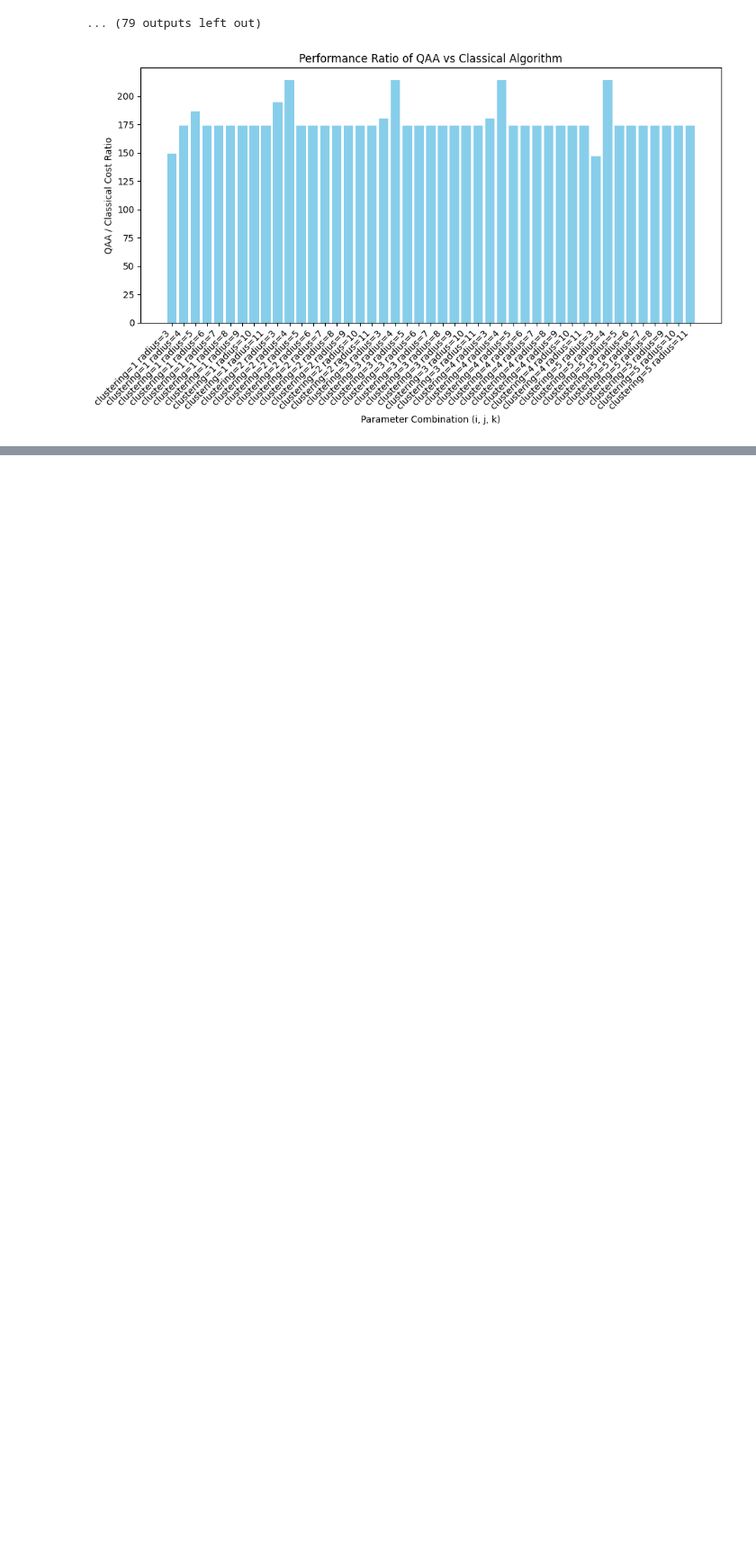
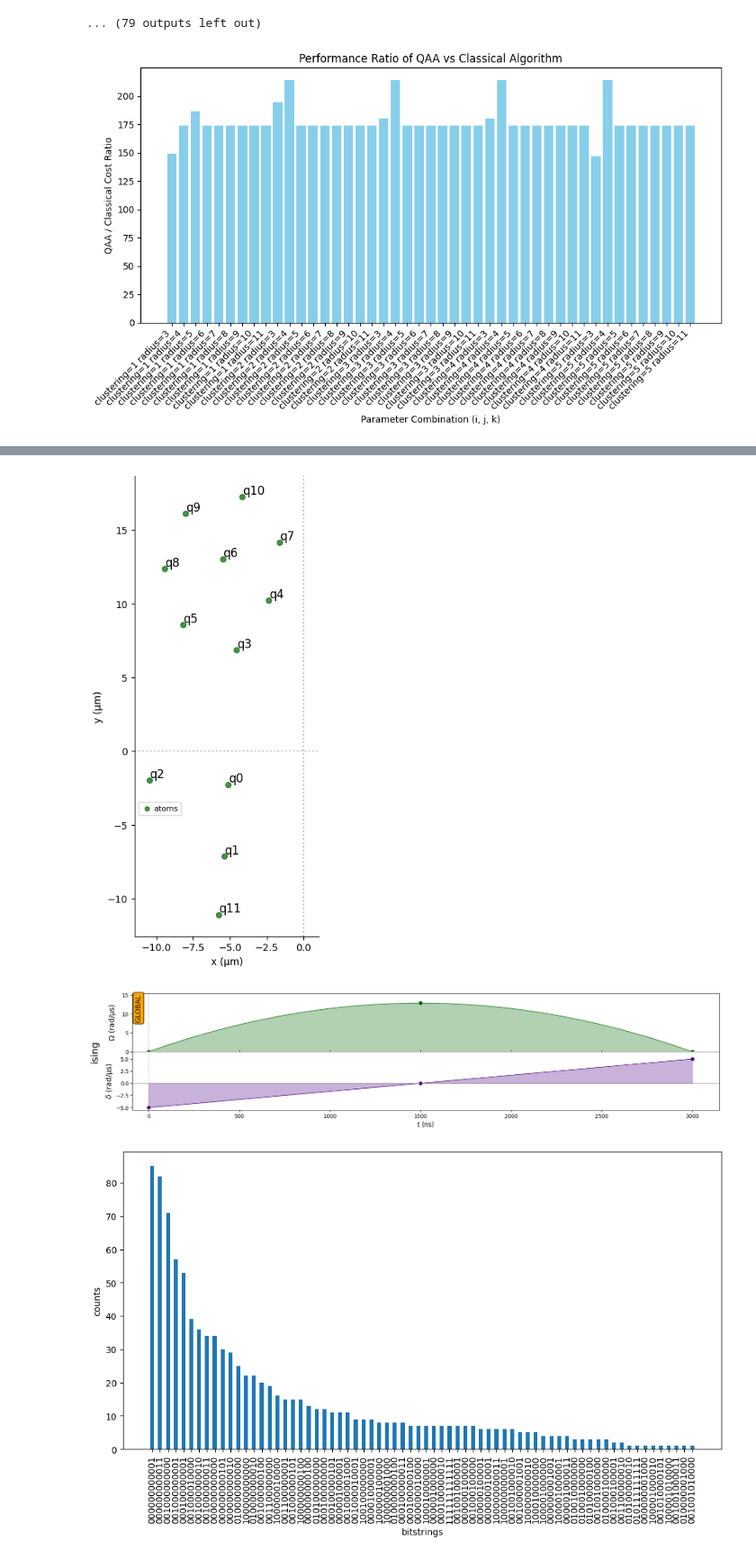
Before and after one commit to Kuift/Pasqal_0419, a Jupyter notebook: 414/submission.ipynb, the cells around one changed output, grey strips where cells are left out. Shown at 90% size. Cells and saved outputs as stored; diff of their text form; code cells hidden in the pictures; blank space fills up the shorter version.

Commit message:
added new circuits + way to verify pasqal studio results

```diff
--- a/414/submission.ipynb
+++ b/414/submission.ipynb
@@ -471,0 +476,41 @@ plt.show()
+# %%
+# We choose a median value between the min and the max
+Omega = np.median(Q[Q > 0].flatten())
+delta_0 = -5  # just has to be negative
+delta_f = -delta_0  # just has to be positive
+T = 3000  # time in ns, we choose a time long enough to ensure the propagation of information in the system
+adiabatic_pulse = Pulse(
+    InterpolatedWaveform(T, [1e-9, Omega, 1e-9]),
+    InterpolatedWaveform(T, [delta_0, 0, delta_f]),
+    0,
+)
+flower_reg = Register({
+  "q0": (-5.1, -2.3),
+  "q1": (-5.35, -7.1499999999999995),
+  "q2": (-10.429296122005137, -2.00019322719794),
+  "q3": (-4.530755649626032, 6.8467471320187725),
+  "q4": (-2.35, 10.2),
+  "q5": (-8.15, 8.55),
+  "q6": (-5.45, 13),
+  "q7": (-1.6134001919993728, 14.131592644572121),
+  "q8": (-9.396945218792741, 12.350674627132676),
+  "q9": (-7.985804877621276, 16.09349214038638),
+  "q10": (-4.149205069620649, 17.225084784958504),
+  "q11": (-5.739419551920048, -11.130998921449537),
+})
+flower_reg.draw()
+Q_flower = coordinates_to_Q([[-5.1, -2.3],[-5.35, -7.1499999999999995],[-10.429296122005137, -2.00019322719794],[-4.530755649626032, 6.8467471320187725],[-2.35, 10.2],[-8.15, 8.55],[-5.45, 13],[-1.6134001919993728, 14.131592644572121],[-9.396945218792741, 12.350674627132676],[-7.985804877621276, 16.09349214038638],[-4.149205069620649, 17.225084784958504],[-5.739419551920048, -11.130998921449537]])
+sequence_QAA_flower = Sequence(flower_reg, DigitalAnalogDevice)
+sequence_QAA_flower.declare_channel("ising", "rydberg_global")
+sequence_QAA_flower.add(adiabatic_pulse, "ising")
+sequence_QAA_flower.draw()
+simul_QAA = QutipEmulator.from_sequence(sequence_QAA_flower)
+results_QAA = simul_QAA.run()
+final_QAA = results_QAA.get_final_state()
+count_dict_QAA = results_QAA.sample_final_state()
+plot_distribution(count_dict_QAA)
+print(f"energy : {get_cost(count_dict_QAA, Q_flower)}")
+# %% [output]
+[figure, added]
+[figure, added]
+[figure, added]
```
Also changed, not shown: parts of 11 cells of this notebook, 2 other files.
